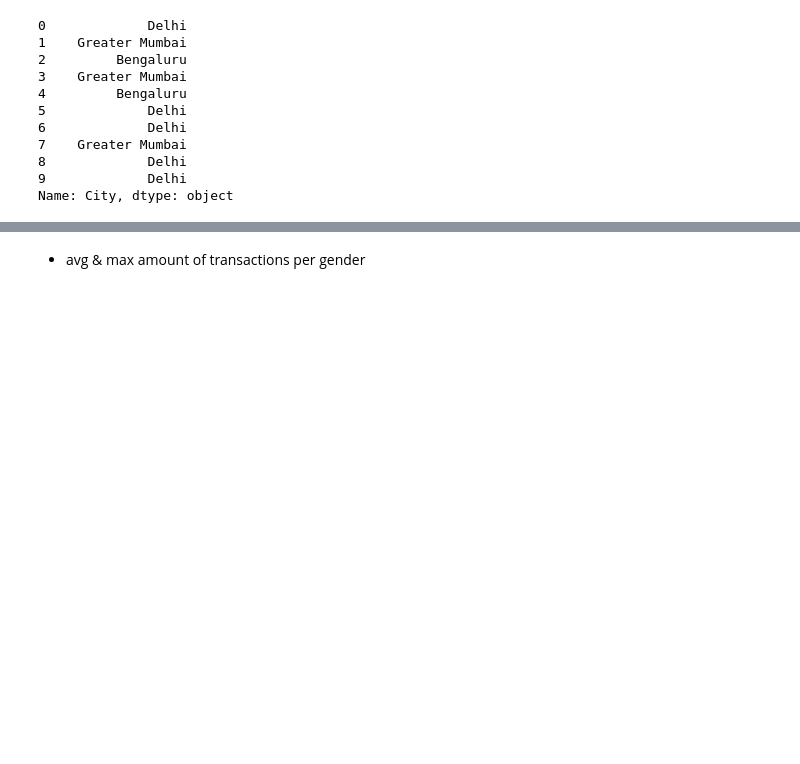
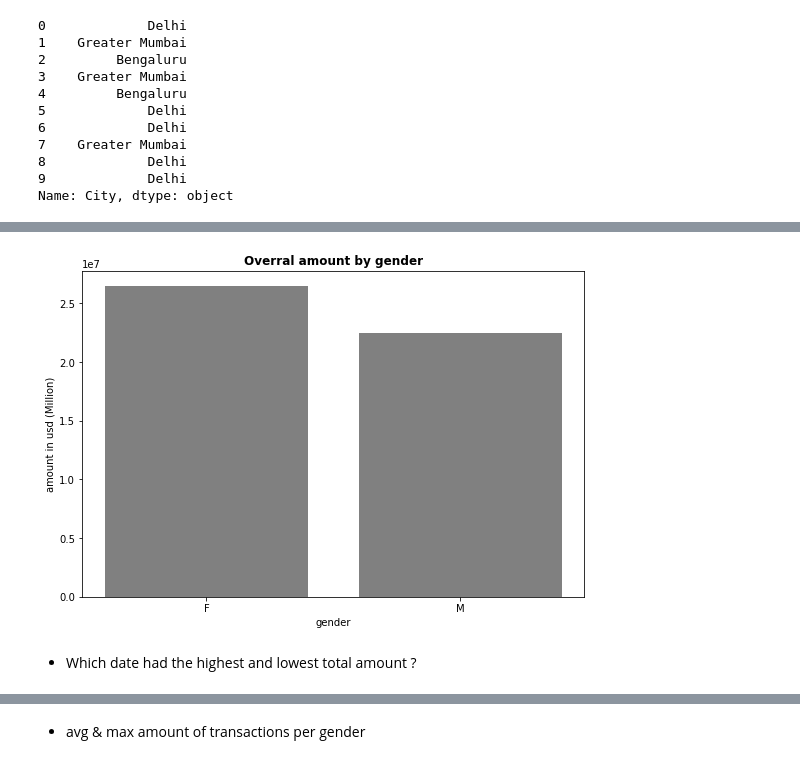
Before and after one commit to captin01/Data_Analysis, a Jupyter notebook: Indias_credit/Indias_cc_transactions.ipynb, the cells around one changed output, grey strips where cells are left out. Saved outputs shown, nothing was run; the diff lists cells and outputs as text; code cells hidden in the pictures; blank space fills up the shorter version.

```diff
--- a/Indias_credit/Indias_cc_transactions.ipynb
+++ b/Indias_credit/Indias_cc_transactions.ipynb
@@ -117,0 +145,13 @@ amount_by_date = india_cc.groupby('Date')['Amount'].sum()
+# %%
+plt.figure(figsize= (9,6))
+plt.bar( x= amount_by_gender.index,
+        height= amount_by_gender.values ,
+        color ='Grey')
+plt.xlabel('gender')
+plt.ylabel('amount in usd (Million)')
+plt.title('Overral amount by gender', fontsize = 12, fontweight = 'bold' )
+plt.show()
+# %% [output]
+[figure, added]
+# %% [markdown]
+- Which date had the highest and lowest total amount ?
```
Also changed, not shown: parts of 65 cells of this notebook, 1 other file.
